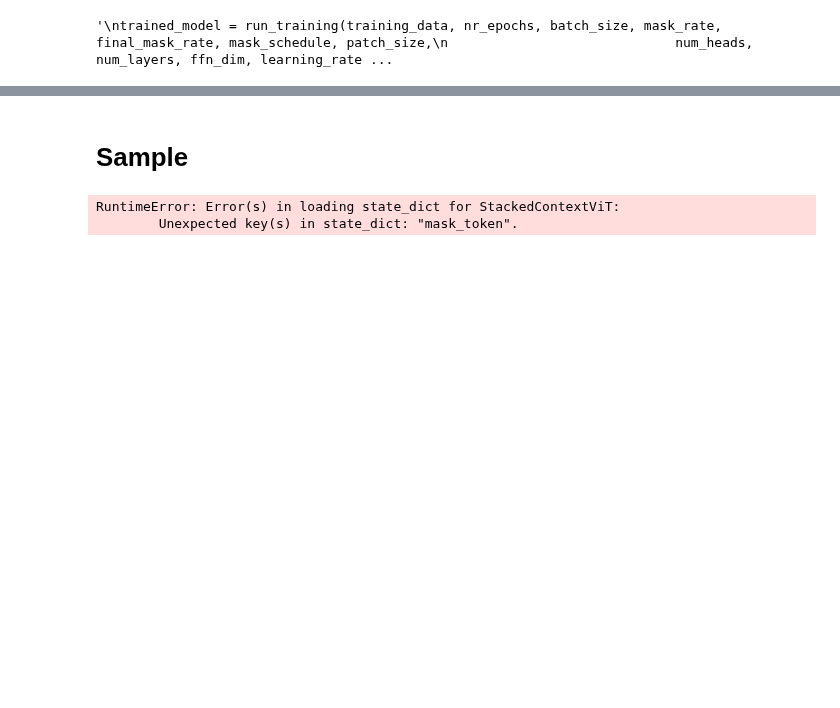
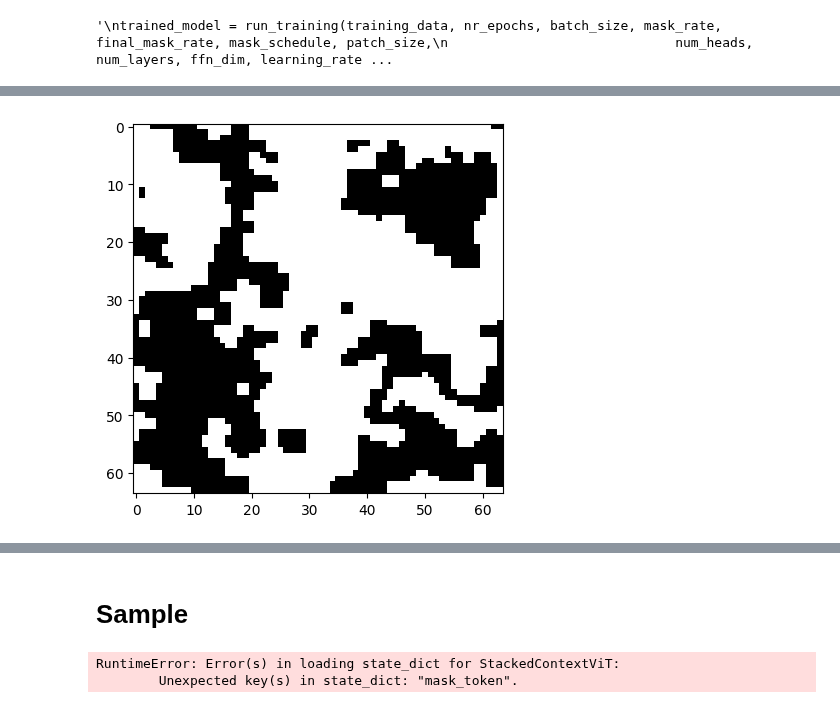
Before and after one commit to OscarOvanger/GeoDecepticon, a Jupyter notebook: ViT_notebook.ipynb, the cells around one changed output, grey strips where cells are left out. Saved outputs shown, nothing was run; the diff lists cells and outputs as text; code cells hidden in the pictures; blank space fills up the shorter version.

```diff
--- a/ViT_notebook.ipynb
+++ b/ViT_notebook.ipynb
@@ -138,0 +397,5 @@ trained_model = run_training(training_data, nr_epochs, batch_size, mask_rate, fi
+# %%
+plt.imshow(samps[0],cmap="gray")
+plt.show()
+# %% [output]
+[figure, added]
```
Also changed, not shown: parts of 14 cells of this notebook.
